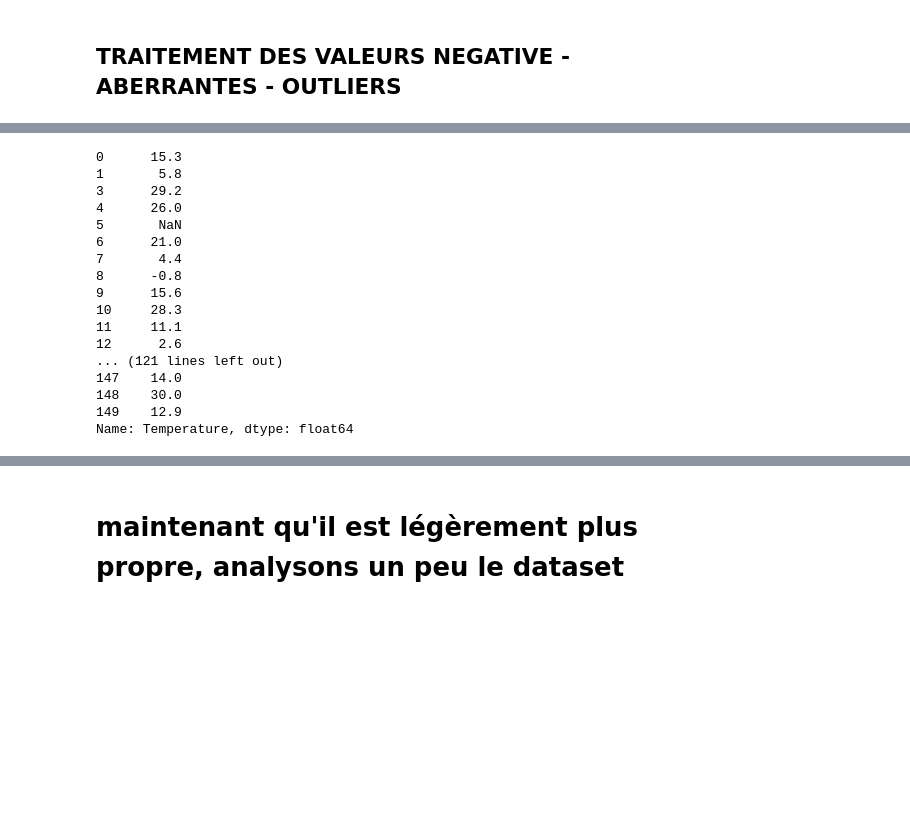
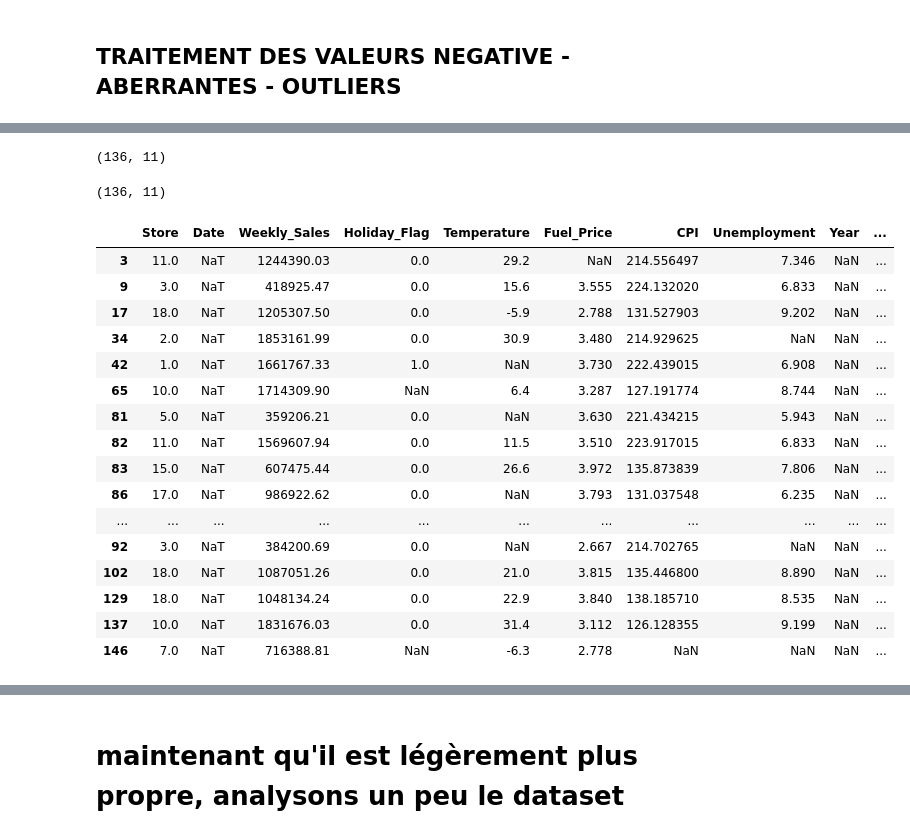
Before and after one commit to Rom1Legrand/Code, a Jupyter notebook: Walmart/01-Walmart_sales.ipynb, the cells around one changed output, grey strips where cells are left out. Saved outputs shown, nothing was run; the diff lists cells and outputs as text; code cells hidden in the pictures; blank space fills up the shorter version.

```diff
--- a/Walmart/01-Walmart_sales.ipynb
+++ b/Walmart/01-Walmart_sales.ipynb
@@ -179,5 +199,5 @@ print(df['Weekly_Sales'].isnull().sum())
 ## TRAITEMENT DES VALEURS NEGATIVE - ABERRANTES - OUTLIERS
 # %%
 # Processing date as proper datetime format
-df['Date'] = pd.to_datetime(df['Date'])
+df['Date'] = pd.to_datetime(df['Date'], dayfirst=True)
 # %%
@@ -222,23 +212,32 @@ df.head(10)
+# %%
+df.shape
+# %% [output]
+(136, 11)
 # %%
 # converting temperature from fahrenheit to celsius
 df['Temperature'] = round((df['Temperature']-32)*5/9 ,1)
 # %%
-df['Temperature']
+df.shape
 # %% [output]
-0      15.3
-1       5.8
-3      29.2
-4      26.0
-5       NaN
-6      21.0
-7       4.4
-8      -0.8
-9      15.6
-10     28.3
-11     11.1
-12      2.6
-... (121 lines left out)
-147    14.0
-148    30.0
-149    12.9
-Name: Temperature, dtype: float64
+(136, 11)
+# %%
+# montrer les lignes sans date
+df[df['Date'].isnull()]
+# %% [output]
+|  | Store | Date | Weekly_Sales | Holiday_Flag | Temperature | Fuel_Price | CPI | Unemployment | Year | ... |
+| 3 | 11.0 | NaT | 1244390.03 | 0.0 | 29.2 | NaN | 214.556497 | 7.346 | NaN | ... |
+| 9 | 3.0 | NaT | 418925.47 | 0.0 | 15.6 | 3.555 | 224.132020 | 6.833 | NaN | ... |
+| 17 | 18.0 | NaT | 1205307.50 | 0.0 | -5.9 | 2.788 | 131.527903 | 9.202 | NaN | ... |
+| 34 | 2.0 | NaT | 1853161.99 | 0.0 | 30.9 | 3.480 | 214.929625 | NaN | NaN | ... |
+| 42 | 1.0 | NaT | 1661767.33 | 1.0 | NaN | 3.730 | 222.439015 | 6.908 | NaN | ... |
+| 65 | 10.0 | NaT | 1714309.90 | NaN | 6.4 | 3.287 | 127.191774 | 8.744 | NaN | ... |
+| 81 | 5.0 | NaT | 359206.21 | 0.0 | NaN | 3.630 | 221.434215 | 5.943 | NaN | ... |
+| 82 | 11.0 | NaT | 1569607.94 | 0.0 | 11.5 | 3.510 | 223.917015 | 6.833 | NaN | ... |
+| 83 | 15.0 | NaT | 607475.44 | 0.0 | 26.6 | 3.972 | 135.873839 | 7.806 | NaN | ... |
+| 86 | 17.0 | NaT | 986922.62 | 0.0 | NaN | 3.793 | 131.037548 | 6.235 | NaN | ... |
+| ... | ... | ... | ... | ... | ... | ... | ... | ... | ... | ... |
+| 92 | 3.0 | NaT | 384200.69 | 0.0 | NaN | 2.667 | 214.702765 | NaN | NaN | ... |
+| 102 | 18.0 | NaT | 1087051.26 | 0.0 | 21.0 | 3.815 | 135.446800 | 8.890 | NaN | ... |
+| 129 | 18.0 | NaT | 1048134.24 | 0.0 | 22.9 | 3.840 | 138.185710 | 8.535 | NaN | ... |
+| 137 | 10.0 | NaT | 1831676.03 | 0.0 | 31.4 | 3.112 | 126.128355 | 9.199 | NaN | ... |
+| 146 | 7.0 | NaT | 716388.81 | NaN | -6.3 | 2.778 | NaN | NaN | NaN | ... |
```
Also changed, not shown: parts of 75 cells of this notebook, 1 other file.
